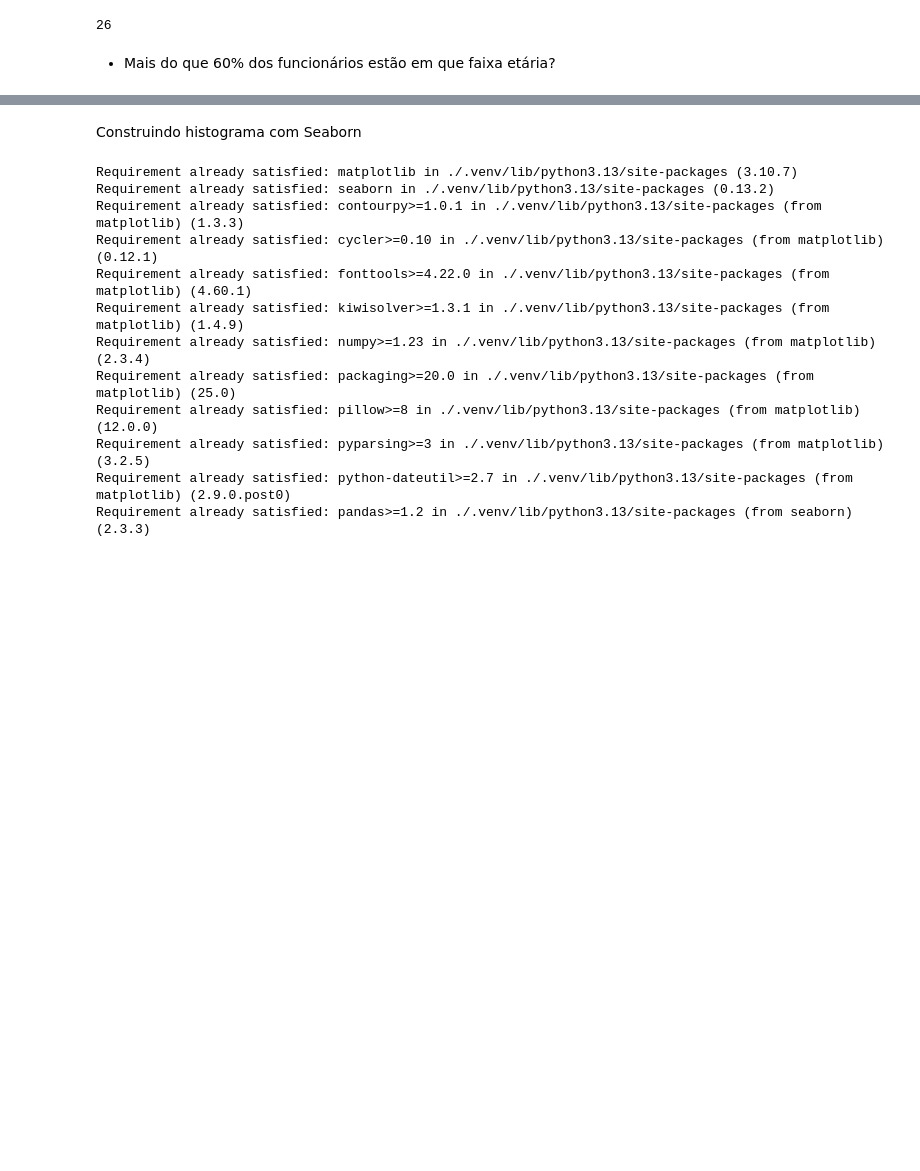
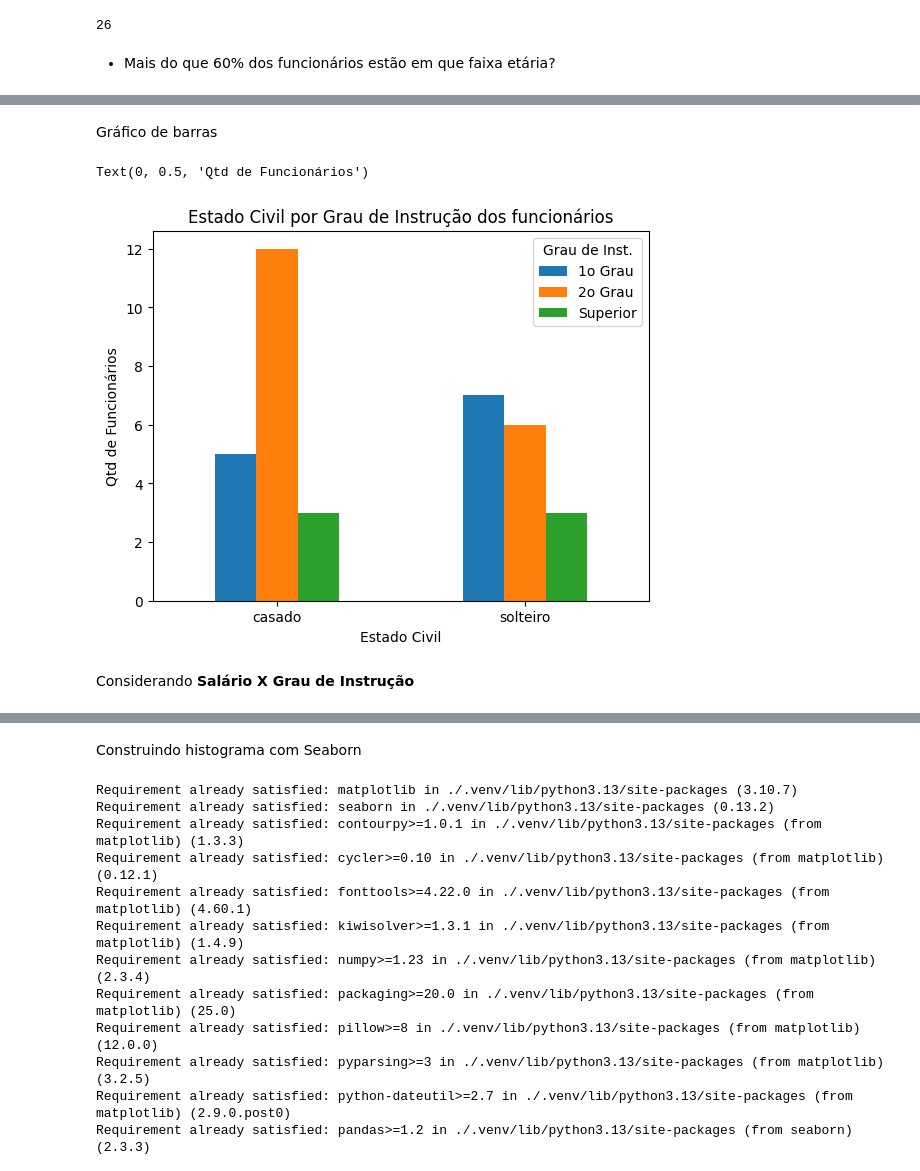
Before and after one commit to pirgus/Analise-Exploratoria-de-Dados, a Jupyter notebook: analise_exploratoria.ipynb, the cells around one changed output, grey strips where cells are left out. Drawn from its saved outputs; the diff is of its cells as text; code cells hidden in the pictures; blank space fills up the shorter version.

```diff
--- a/analise_exploratoria.ipynb
+++ b/analise_exploratoria.ipynb
@@ -795,0 +830,6 @@ print(count_sal_min)
+# %%
+cruz_civil_inst = pd.crosstab(df_milsa['Est.civil'], df_milsa['Inst'])
+print(cruz_civil_inst)
+
+latex_code = tabulate(cruz_civil_inst, headers='keys', tablefmt='latex_raw')
+print(latex_code)
@@ -795,0 +870,13 @@ print(count_sal_min)
+# %% [markdown]
+Gráfico de barras
+# %%
+cruz_civil_inst.plot(kind='bar', stacked=False, rot=0)
+plt.title('Estado Civil por Grau de Instrução dos funcionários')
+plt.legend(title='Grau de Inst.')
+plt.xlabel('Estado Civil')
+plt.ylabel('Qtd de Funcionários')
+# %% [output]
+Text(0, 0.5, 'Qtd de Funcionários')
+[figure, added]
+# %% [markdown]
+Considerando **Salário X Grau de Instrução**
```
Also changed, not shown: parts of 15 cells of this notebook.
